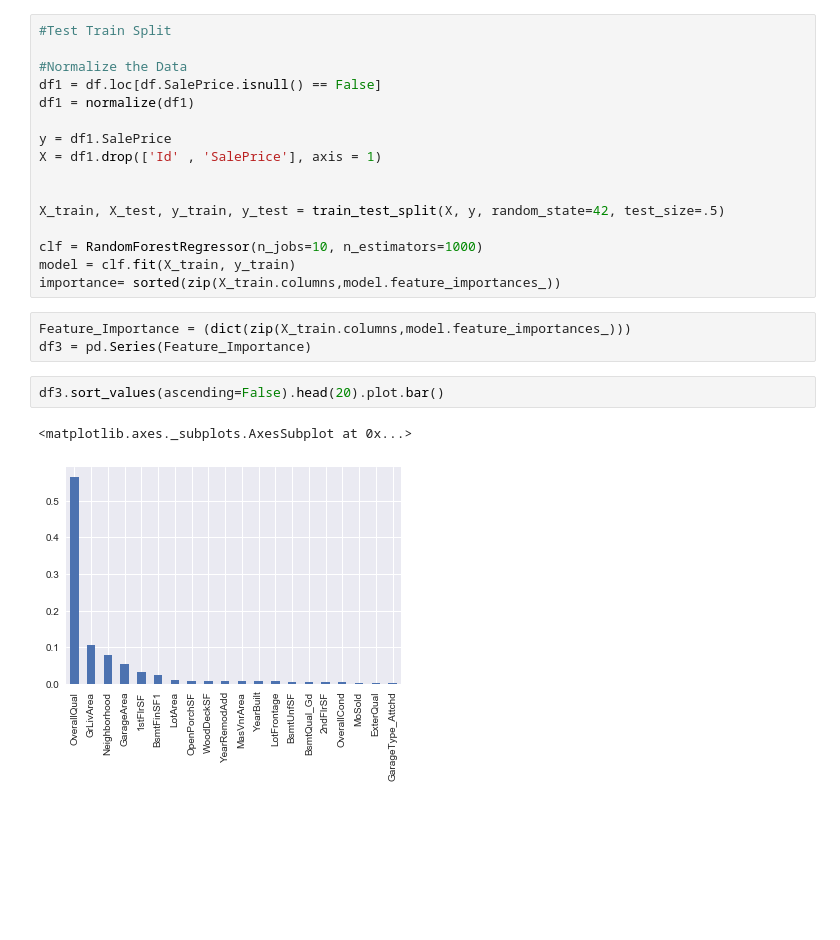
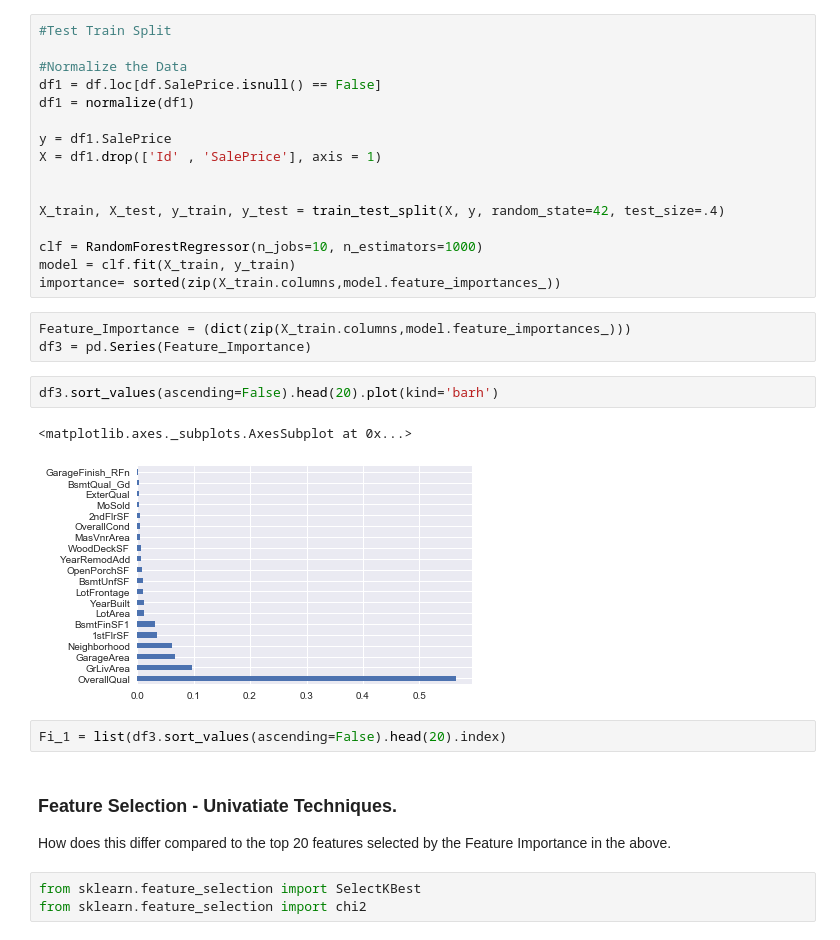
Before and after one commit to DBhugwandas/HousePricePredict, a Jupyter notebook: EDA _Explore.ipynb, the cells around one changed output. Cells and saved outputs as stored; diff of their text form; blank space fills up the shorter version.

```diff
--- a/EDA _Explore.ipynb
+++ b/EDA _Explore.ipynb
@@ -203,7 +203,7 @@ y = df1.SalePrice
 X = df1.drop(['Id' , 'SalePrice'], axis = 1)
 
 
-X_train, X_test, y_train, y_test = train_test_split(X, y, random_state=42, test_size=.5)
+X_train, X_test, y_train, y_test = train_test_split(X, y, random_state=42, test_size=.4)
 
 clf = RandomForestRegressor(n_jobs=10, n_estimators=1000)
 model = clf.fit(X_train, y_train)
@@ -212,7 +212,16 @@ importance= sorted(zip(X_train.columns,model.feature_importances_))
 Feature_Importance = (dict(zip(X_train.columns,model.feature_importances_)))
 df3 = pd.Series(Feature_Importance)
 # %%
-df3.sort_values(ascending=False).head(20).plot.bar()
+df3.sort_values(ascending=False).head(20).plot(kind='barh')
 # %% [output]
 <matplotlib.axes._subplots.AxesSubplot at 0x...>
-[figure, old version]
+[figure, new version]
+# %%
+Fi_1 = list(df3.sort_values(ascending=False).head(20).index)
+# %% [markdown]
+### Feature Selection - Univatiate Techniques.
+
+How does this differ compared to the top 20 features selected by the Feature Importance in the above.
+# %%
+from sklearn.feature_selection import SelectKBest
+from sklearn.feature_selection import chi2
```
Also changed, not shown: parts of 4 cells of this notebook, 5 other files.
